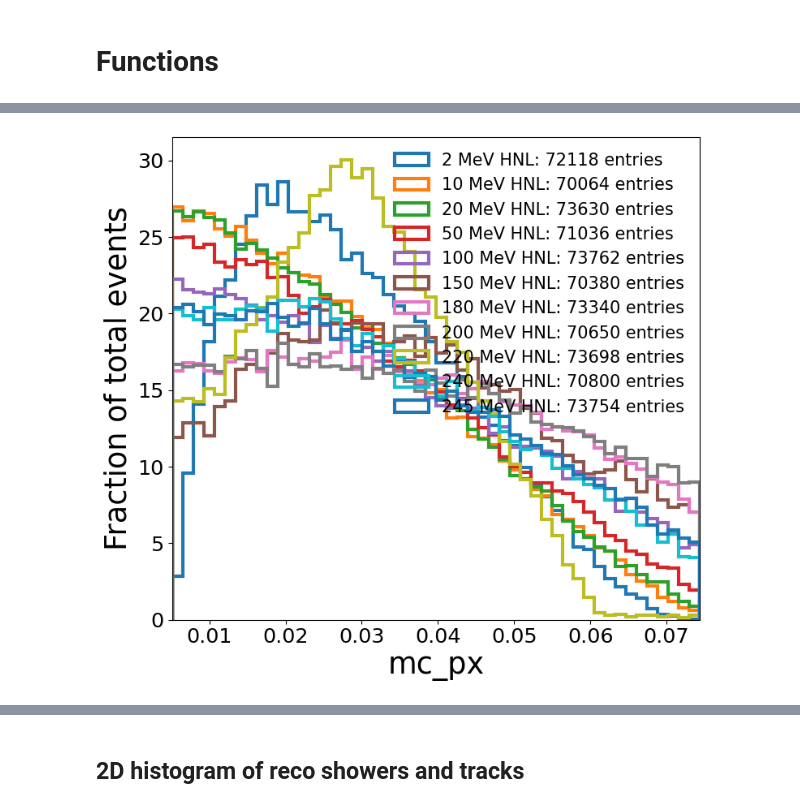
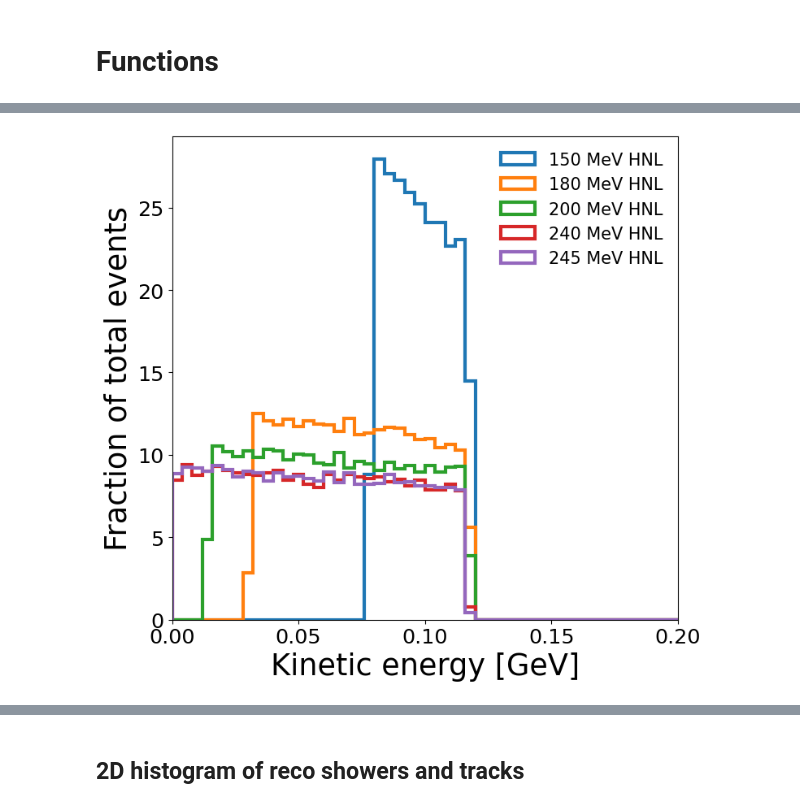
Before and after one commit to dmarsden01/uboone_HNL_analysis, a Jupyter notebook: 6_Truth_studies.ipynb, the cells around one changed output, grey strips where cells are left out. Saved outputs shown, nothing was run; the diff lists cells and outputs as text; code cells hidden in the pictures.

```diff
--- a/6_Truth_studies.ipynb
+++ b/6_Truth_studies.ipynb
@@ -223,4 +643,12 @@ def remove_non_reco_vals(df,debug=True): #Feed in the output of the check_variab
             #     df.loc[(df == np.inf), variable] = new_value #Sets the new value
     else: new_df = df.copy()
     return new_df, len(new_df)
+# %%
+variable_names_dict = {'mc_px_sum':"Sum of x-momenta [GeV]", 'mc_py_sum':"Sum of y-momenta [GeV]", 'mc_pz_sum':"Sum of z-momenta [GeV]",
+                       'mc_p_magnitude':"Magnitude of lepton momenta [GeV]", 'mc_E_leading':"Leading lepton energy [GeV]",
+                       'mc_E':"Energy [GeV]", 'mc_px':"Momentum in x-direction [GeV]", 'mc_py':"Momentum in y-direction [GeV]",
+                       'mc_pz':"Momentum in z-direction [GeV]", 'mc_p_magnitude':"Momentum [GeV]", 'mc_E_kinetic':"Kinetic energy [GeV]",
+       'mc_E_sub':"Sub-leading lepton energy [GeV]", 'mc_E_asymmetry':"Energy asymmetry", 'mc_cos_opening_angle':"cosine(opening angle)",
+       'mc_opening_angle':"Opening angle [radians]", 'mc_polar_angle':"Angle w.r.t parent HNL [radians]",
+                       "mc_polar_angle_single":"Angle w.r.t parent HNL [radians]"}
 # %%
@@ -245,24 +673,37 @@ Do you want to print all the variables in the sample? y/n  y
 # %%
-var = 'mc_px'
+var = 'mc_E_kinetic'
 plot_dict = {}
 Num_entries_dict = {}
 debug = False
 
-for sample in sample_dict.keys():
+plot_all_masses = False
+if plot_all_masses == True: plot_samples = sample_dict.keys()
+if plot_all_masses == False: plot_samples = [150, 180, 200, 240, 245]
+
+for sample in plot_samples:
     print(f"Mass is {sample} MeV")
     plot_dict[sample], Num_entries_dict[sample] = check_variable(sample_dict[sample],var,debug=debug)
     plot_dict[sample], Num_entries_dict[sample] = remove_non_reco_vals(plot_dict[sample],debug=debug)
 
 print()
-var_2 = 'mc_primary_px'
+var_2 = 'mc_p_magnitude'
 plot_dict_2 = {}
 Num_entries_dict_2 = {}
 
-for sample in sample_dict.keys():
+for sample in plot_samples:
     print(f"Mass is {sample} MeV")
     plot_dict_2[sample], Num_entries_dict_2[sample] = check_variable(sample_dict[sample],var_2,debug=debug)
     plot_dict_2[sample], Num_entries_dict_2[sample] = remove_non_reco_vals(plot_dict_2[sample],debug=debug)
 
 # plot_dict[150].head()
 # Particle.from_pdgid(11)
+print()
+var_3 = "mc_polar_angle_single"
+plot_dict_3 = {}
+Num_entries_dict_3 = {}
+if load_pi0_signal == True:
+    for sample in pi0_dict:
+        print(f"Mass is {sample} MeV")
+        plot_dict_3[sample], Num_entries_dict_3[sample] = check_variable(pi0_dict[sample],var_3,debug=debug)
+        plot_dict_3[sample], Num_entries_dict_3[sample] = remove_non_reco_vals(plot_dict_3[sample],debug=debug)
 # %% [output]
@@ -286,19 +735,19 @@ Mass is 245 MeV
 # %%
-# Plot_variable_signal(var, HNL_samples_dict=plot_dict, xlabel=[], xlims=[0.01,0.5], bins=40,
-#                      figsize=[10,10], dpi=100, MergeBins=False, density=True,legloc="best",logy = False, cutline = None, savefig=False)
-
-Plot_variable_signal(var, HNL_samples_dict=plot_dict, xlabel=[], xlims=[0,0], bins=50,
-                     figsize=[8,8], dpi=100, MergeBins=False, density=True,legloc="upper right",logy = False,
-                     cutline = None, savefig=False, filename = None)
-
+#mc_E Includes rest mass I believe.
+x_ticks = [0,0.05,0.1, 0.15, 0.2]
+Plot_variable_signal(var, HNL_samples_dict=plot_dict, xlabel=variable_names_dict[var], xlims=[0,0.2], bins=50,
+                     figsize=[8,8], dpi=100, xticks=x_ticks, density=True,legloc="best",logy = False,
+                     cutline = None, savefig=True, filename = f"pi0_{var}_{Run}")
+# plt.xticks([0,0.05,0.1, 0.15, 0.2])
+# plt.ylim([0,10])
 # max_y, bin_edges = np.histogram(plot_dict[150], density=True, bins=40)
 # maxium = max(max_y)
 # max_x = max(bin_edges)
 # min_x = min(bin_edges)
 # print(maxium)
 # print(max_x)
 # print(min_x)
 # print("Max minus min is " + str(max_x - min_x))
 # plt.ylim(0, maxium*1.3)
 # %% [output]
-[figure, old version]
+[figure, new version]
```
Also changed, not shown: parts of 41 cells of this notebook, 8 other files.
